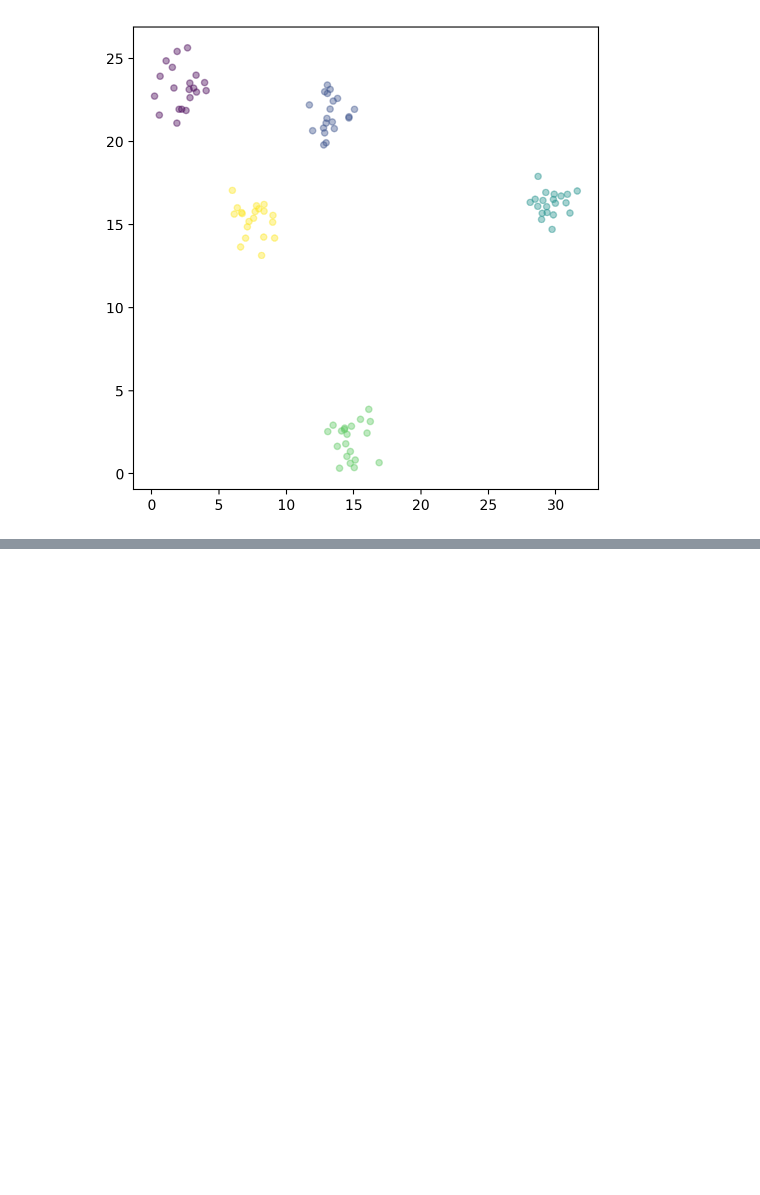
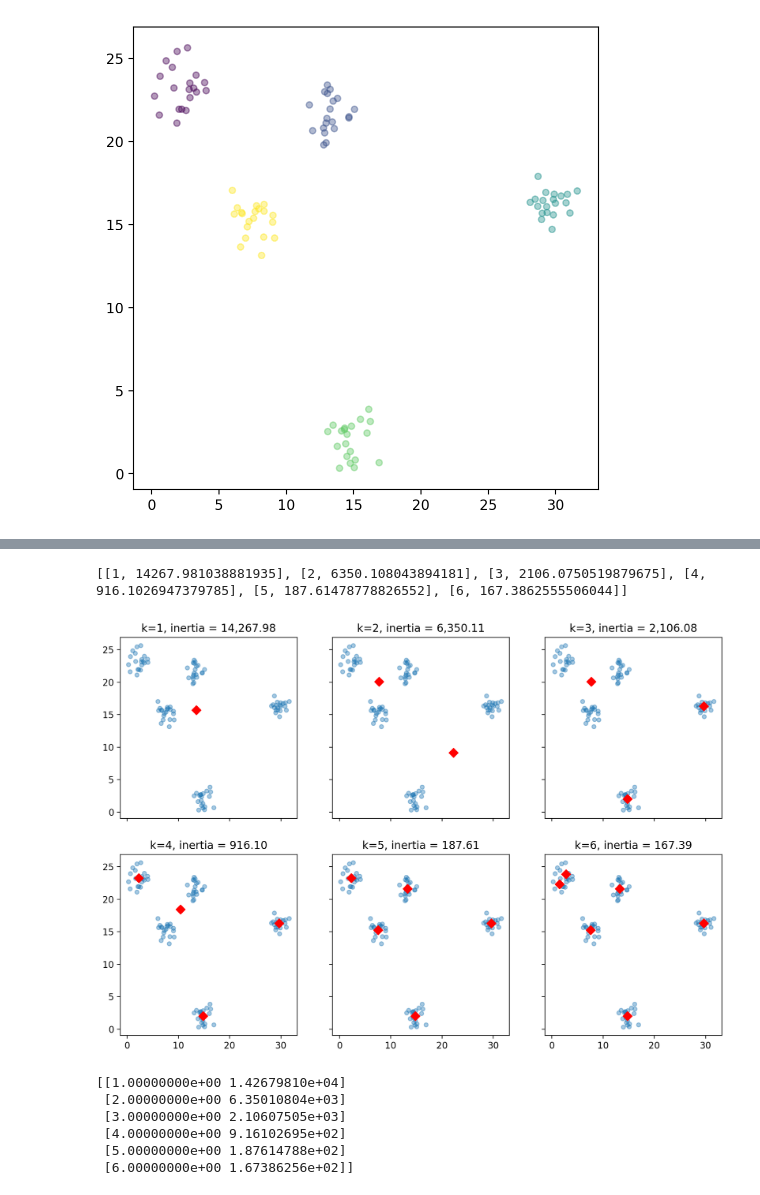
Before and after one commit to pNatTueku/ml_learning_with_ajprasertcbs, a Jupyter notebook: notebooks/kmeans_clustering_optimum_number_of_cluster.ipynb, the cells around one changed output, grey strips where cells are left out. Cells and saved outputs as stored; diff of their text form; code cells hidden in the pictures; blank space fills up the shorter version.

```diff
--- a/notebooks/kmeans_clustering_optimum_number_of_cluster.ipynb
+++ b/notebooks/kmeans_clustering_optimum_number_of_cluster.ipynb
@@ -64,0 +101,30 @@ plt.scatter(X[:, 0], X[:, 1], s = 20, c = y, alpha = .4)
+# %%
+fig, ax = plt.subplots(2, 3, figsize = (12,8), sharex = True, sharey = True)
+
+k = 1
+ssd = [] # (model.inertia_) Sum of squared distances of samples to their closest cluster center
+ax = ax.ravel()
+# ax.shape[0]
+for i in range(ax.shape[0]):
+        ax[i].scatter(X[:, 0], X[:, 1], s = 20, alpha = .4)
+#         ax[i].scatter(X[:, 0], X[:, 1], s=20, c=y, alpha=.4) # with cluster color
+        m = KMeans(n_clusters = k) # train a model
+        m.fit(X) # fit/train a model
+        ssd.append([k, m.inertia_])
+        ax[i].scatter(m.cluster_centers_[:, 0], m.cluster_centers_[:, 1], color = 'r', marker = 'D', s = 50)
+        ax[i].set_title(f'k={k}, inertia = {m.inertia_:,.2f}')
+        k += 1
+print(ssd)
+# %% [output]
+[[1, 14267.981038881935], [2, 6350.108043894181], [3, 2106.0750519879675], [4, 916.1026947379785], [5, 187.61478778826552], [6, 167.3862555506044]]
+[figure, added]
+# %%
+xy = np.array(ssd)
+print(xy)
+# %% [output]
+[[1.00000000e+00 1.42679810e+04]
+ [2.00000000e+00 6.35010804e+03]
+ [3.00000000e+00 2.10607505e+03]
+ [4.00000000e+00 9.16102695e+02]
+ [5.00000000e+00 1.87614788e+02]
+ [6.00000000e+00 1.67386256e+02]]
```
Also changed, not shown: parts of 12 cells of this notebook.
